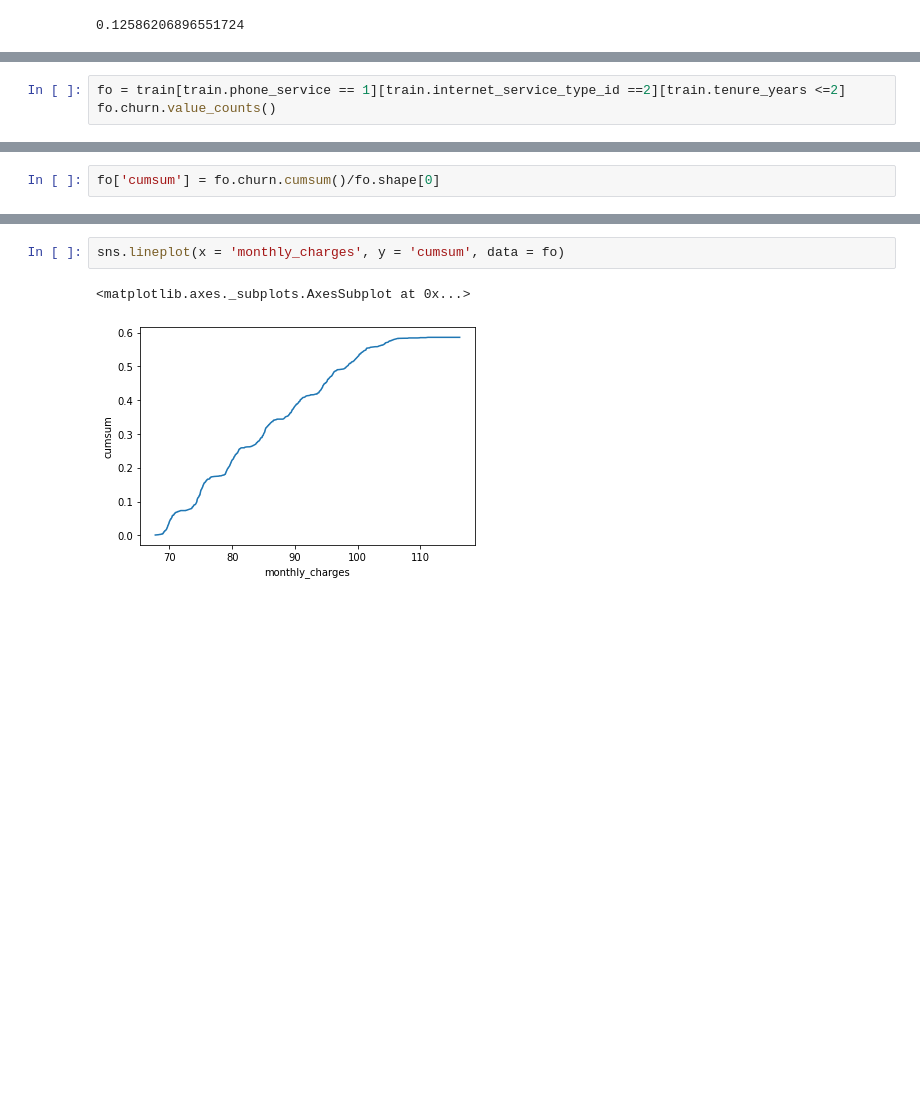
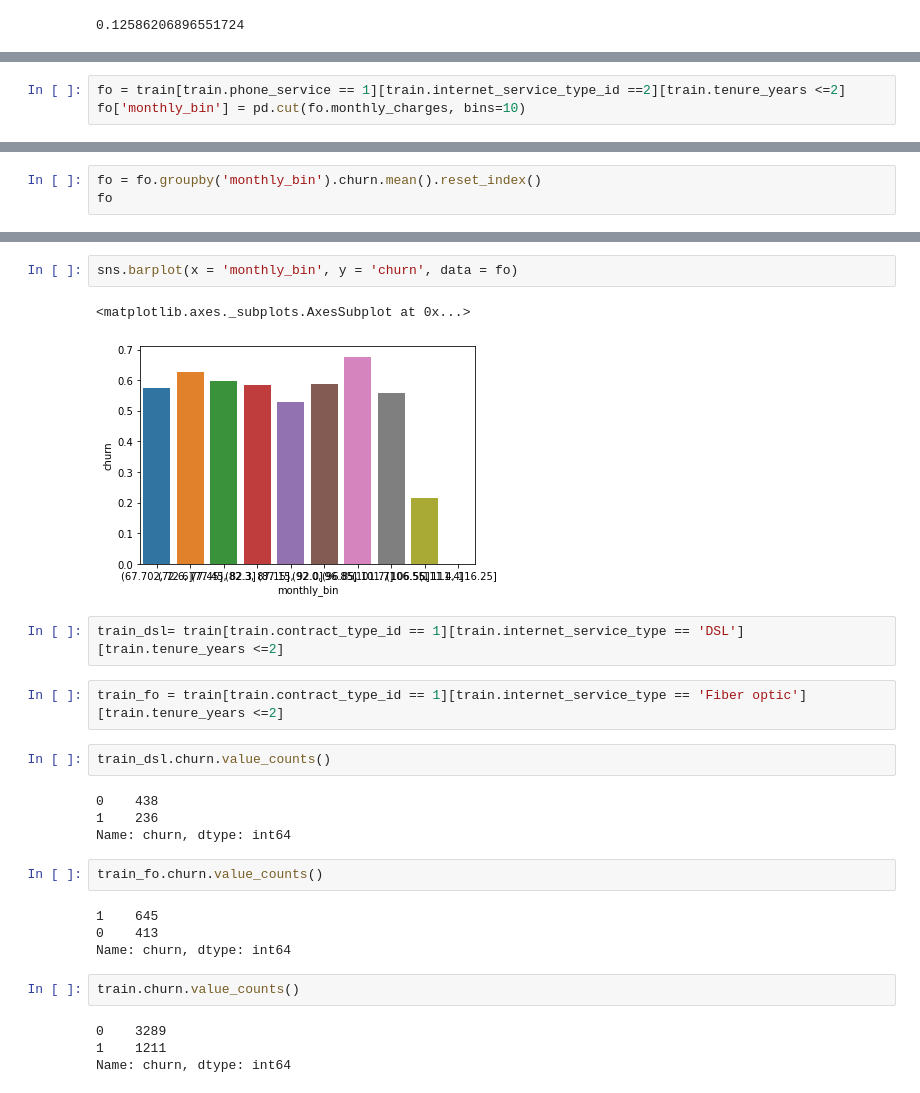
Before and after one commit to ravinder79/Telco_Churn, a Jupyter notebook: Telco_churn_ravinder.ipynb, the cells around one changed output, grey strips where cells are left out. Cells and saved outputs as stored; diff of their text form; blank space fills up the shorter version.

```diff
--- a/Telco_churn_ravinder.ipynb
+++ b/Telco_churn_ravinder.ipynb
@@ -512,3 +516,3 @@ train[train.phone_service == 1][train.internet_service_type_id ==3][train.tenure
 # %%
 fo = train[train.phone_service == 1][train.internet_service_type_id ==2][train.tenure_years <=2]
-fo.churn.value_counts()
+fo['monthly_bin'] = pd.cut(fo.monthly_charges, bins=10)
@@ -521,2 +526,3 @@ fo = fo.sort_values(by = 'monthly_charges')
 # %%
-fo['cumsum'] = fo.churn.cumsum()/fo.shape[0]
+fo = fo.groupby('monthly_bin').churn.mean().reset_index()
+fo
@@ -523,5 +541,27 @@ fo['cumsum'] = fo.churn.cumsum()/fo.shape[0]
 # %%
-sns.lineplot(x = 'monthly_charges', y = 'cumsum', data = fo)
+sns.barplot(x = 'monthly_bin', y = 'churn', data = fo)
 # %% [output]
 <matplotlib.axes._subplots.AxesSubplot at 0x...>
-[figure, old version]
+[figure, new version]
+# %%
+train_dsl= train[train.contract_type_id == 1][train.internet_service_type == 'DSL'][train.tenure_years <=2]
+# %%
+train_fo = train[train.contract_type_id == 1][train.internet_service_type == 'Fiber optic'][train.tenure_years <=2]
+# %%
+train_dsl.churn.value_counts()
+# %% [output]
+0    438
+1    236
+Name: churn, dtype: int64
+# %%
+train_fo.churn.value_counts()
+# %% [output]
+1    645
+0    413
+Name: churn, dtype: int64
+# %%
+train.churn.value_counts()
+# %% [output]
+0    3289
+1    1211
+Name: churn, dtype: int64
```
Also changed, not shown: parts of 29 cells of this notebook.
